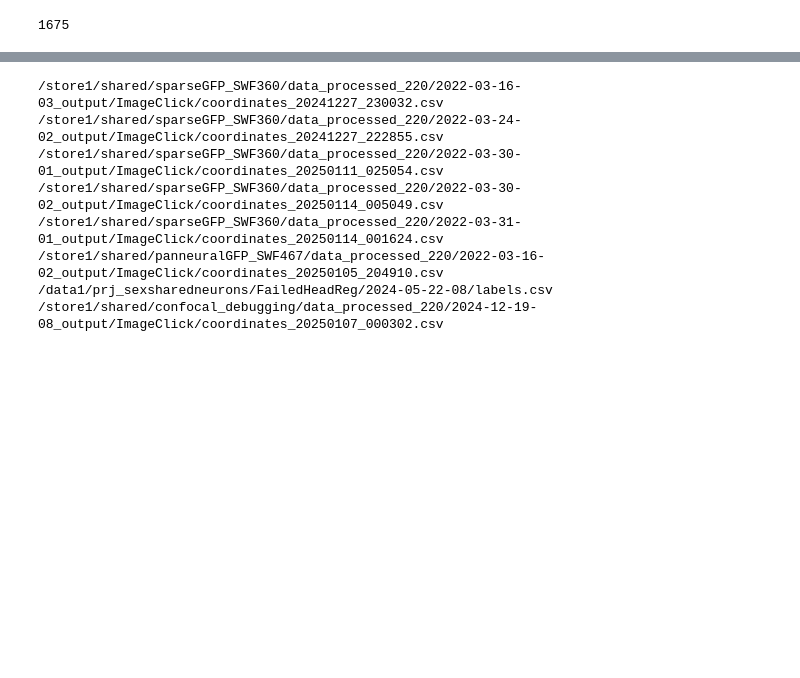
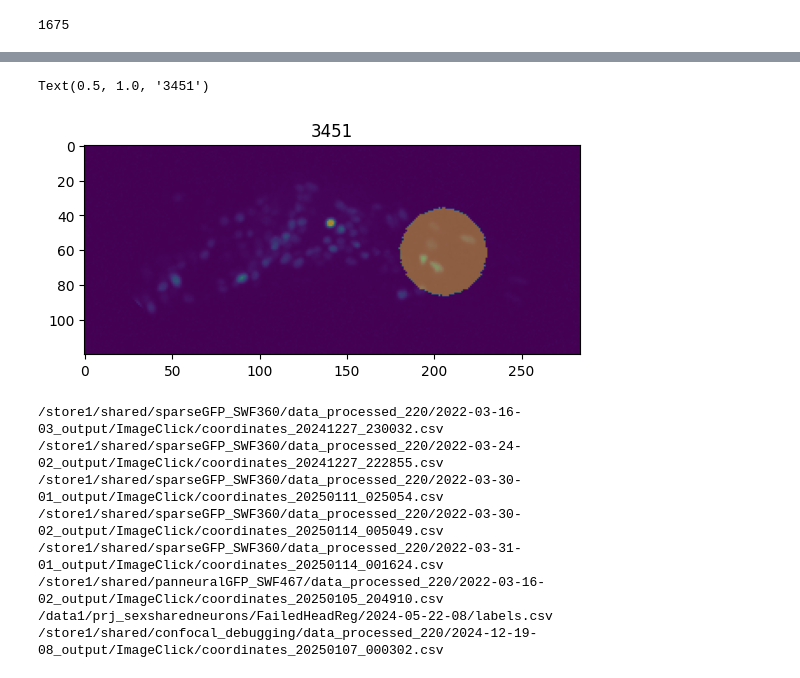
Before and after one commit to dikang13/head_detector_unet2d, a Jupyter notebook: notebooks/prepare_data/generate_postCropNet_data_from_imageClick.ipynb, the cells around one changed output, grey strips where cells are left out. Cells and saved outputs as stored; diff of their text form; code cells hidden in the pictures; blank space fills up the shorter version.

```diff
--- a/notebooks/prepare_data/generate_postCropNet_data_from_imageClick.ipynb
+++ b/notebooks/prepare_data/generate_postCropNet_data_from_imageClick.ipynb
@@ -323,3 +327,17 @@ plt.imshow(img_label, alpha=0.4)
+# %%
+path_h5 = "/store1/candy/prj_unet2d/data/preCropNet_cropped.h5"
+i = '3451'
+
+with h5py.File(path_h5, 'r') as file:
+    img_raw = file[i]['img'][()]    # converts to numpy array
+    img_label = file[i]['label'][()] # converts to numpy array
+
+plt.imshow(img_raw)
+plt.imshow(img_label, alpha=0.4)
+plt.title(i)
+# %% [output]
+Text(0.5, 1.0, '3451')
+[figure, added]
 # %%
 # another_labels_dir = {
 
```
Also changed, not shown: parts of 2 cells of this notebook, 16 other files.
